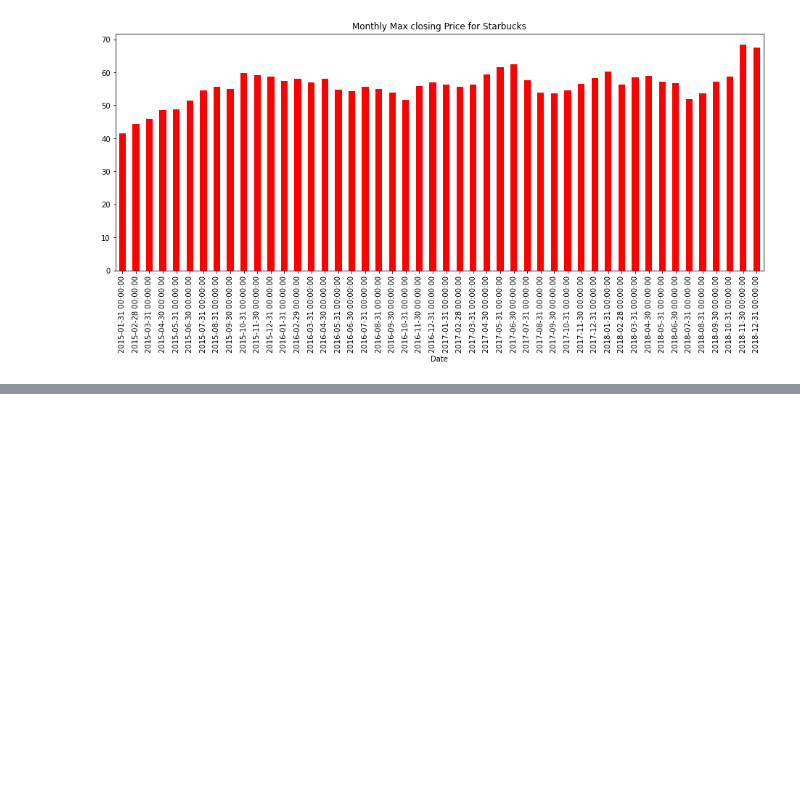
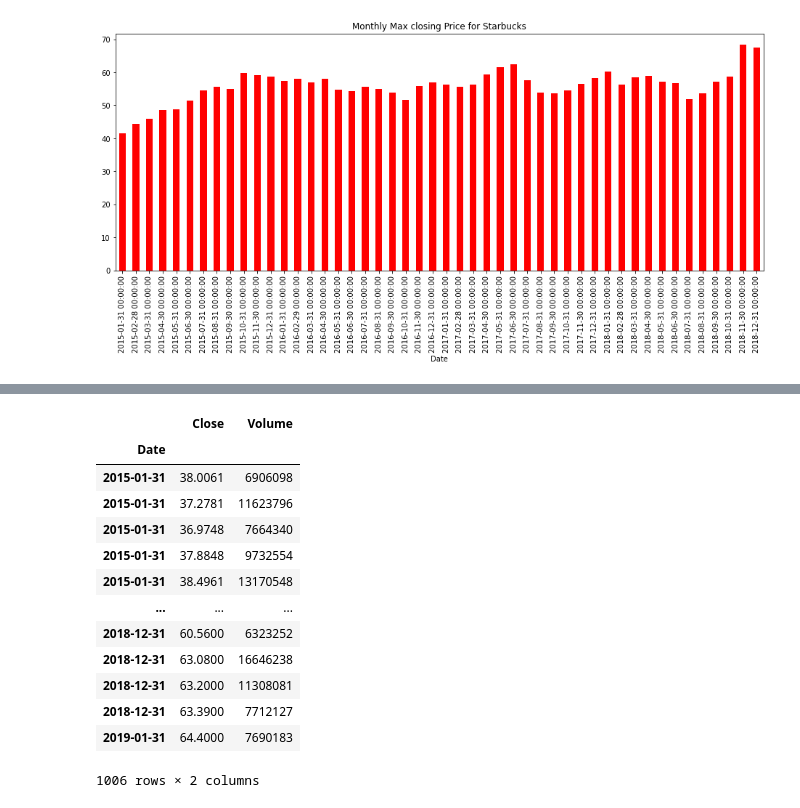
Before and after one commit to ducksfrogs/pystats, a Jupyter notebook: timeSeries/starbucks.ipynb, the cells around one changed output, grey strips where cells are left out. Cells and saved outputs as stored; diff of their text form; code cells hidden in the pictures; blank space fills up the shorter version.

```diff
--- a/timeSeries/starbucks.ipynb
+++ b/timeSeries/starbucks.ipynb
@@ -103,0 +185,17 @@ df['Close'].resample('M').max().plot.bar(figsize=(16,6),title=title,color='red')
+# %%
+df.shift(periods=1, freq='M')
+# %% [output]
+|  | Close | Volume |
+| Date |  |  |
+| 2015-01-31 | 38.0061 | 6906098 |
+| 2015-01-31 | 37.2781 | 11623796 |
+| 2015-01-31 | 36.9748 | 7664340 |
+| 2015-01-31 | 37.8848 | 9732554 |
+| 2015-01-31 | 38.4961 | 13170548 |
+| ... | ... | ... |
+| 2018-12-31 | 60.5600 | 6323252 |
+| 2018-12-31 | 63.0800 | 16646238 |
+| 2018-12-31 | 63.2000 | 11308081 |
+| 2018-12-31 | 63.3900 | 7712127 |
+| 2019-01-31 | 64.4000 | 7690183 |
+1006 rows × 2 columns
```
Also changed, not shown: parts of 7 cells of this notebook, 2 other files.
